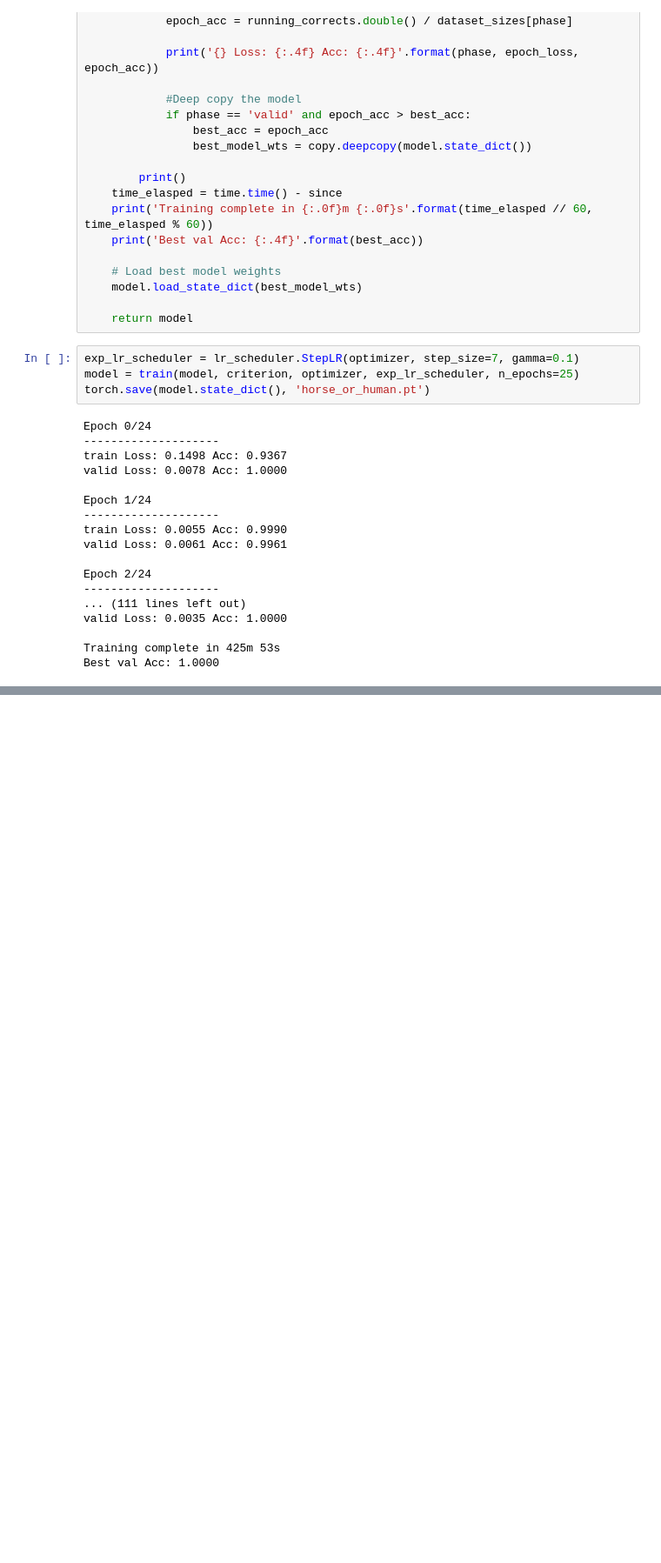
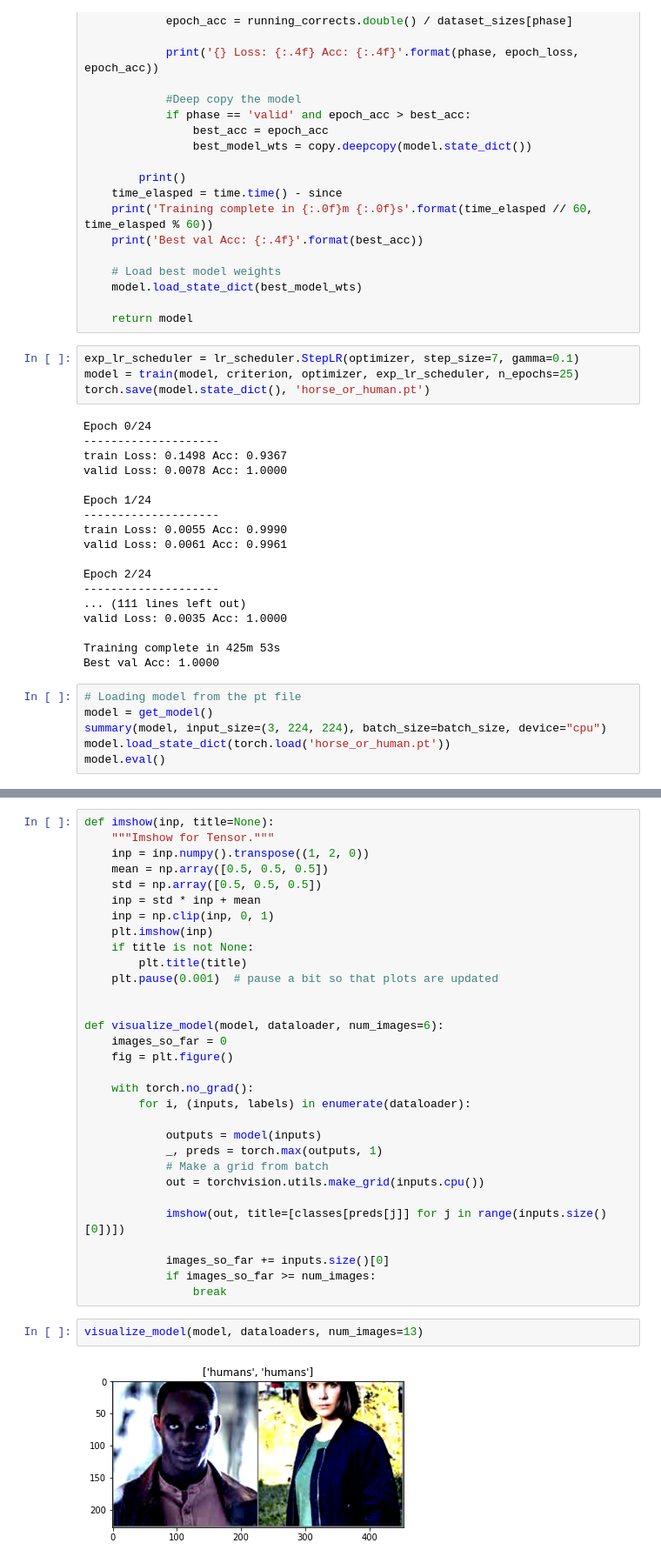
Before and after one commit to raranjan/pytorch_horse_or_humans, a Jupyter notebook: tranesfer_learning_nn.ipynb, the cells around one changed output, grey strips where cells are left out. Shown at 87% size. Cells and saved outputs as stored; diff of their text form; blank space fills up the shorter version.

```diff
--- a/tranesfer_learning_nn.ipynb
+++ b/tranesfer_learning_nn.ipynb
@@ -255,3 +255,9 @@ valid Loss: 0.0035 Acc: 1.0000
 
 Training complete in 425m 53s
 Best val Acc: 1.0000
+# %%
+# Loading model from the pt file
+model = get_model()
+summary(model, input_size=(3, 224, 224), batch_size=batch_size, device="cpu")
+model.load_state_dict(torch.load('horse_or_human.pt'))
+model.eval()
@@ -257,0 +316,35 @@ Best val Acc: 1.0000
+# %%
+def imshow(inp, title=None):
+    """Imshow for Tensor."""
+    inp = inp.numpy().transpose((1, 2, 0))
+    mean = np.array([0.5, 0.5, 0.5])
+    std = np.array([0.5, 0.5, 0.5])
+    inp = std * inp + mean
+    inp = np.clip(inp, 0, 1)
+    plt.imshow(inp)
+    if title is not None:
+        plt.title(title)
+    plt.pause(0.001)  # pause a bit so that plots are updated
+
+
+def visualize_model(model, dataloader, num_images=6):
+    images_so_far = 0
+    fig = plt.figure()
+
+    with torch.no_grad():
+        for i, (inputs, labels) in enumerate(dataloader):
+
+            outputs = model(inputs)
+            _, preds = torch.max(outputs, 1)
+            # Make a grid from batch
+            out = torchvision.utils.make_grid(inputs.cpu())
+
+            imshow(out, title=[classes[preds[j]] for j in range(inputs.size()[0])])
+
+            images_so_far += inputs.size()[0]
+            if images_so_far >= num_images:
+                break
+# %%
+visualize_model(model, dataloaders, num_images=13)
+# %% [output]
+[figure, added]
```
Also changed, not shown: parts of 4 cells of this notebook.
